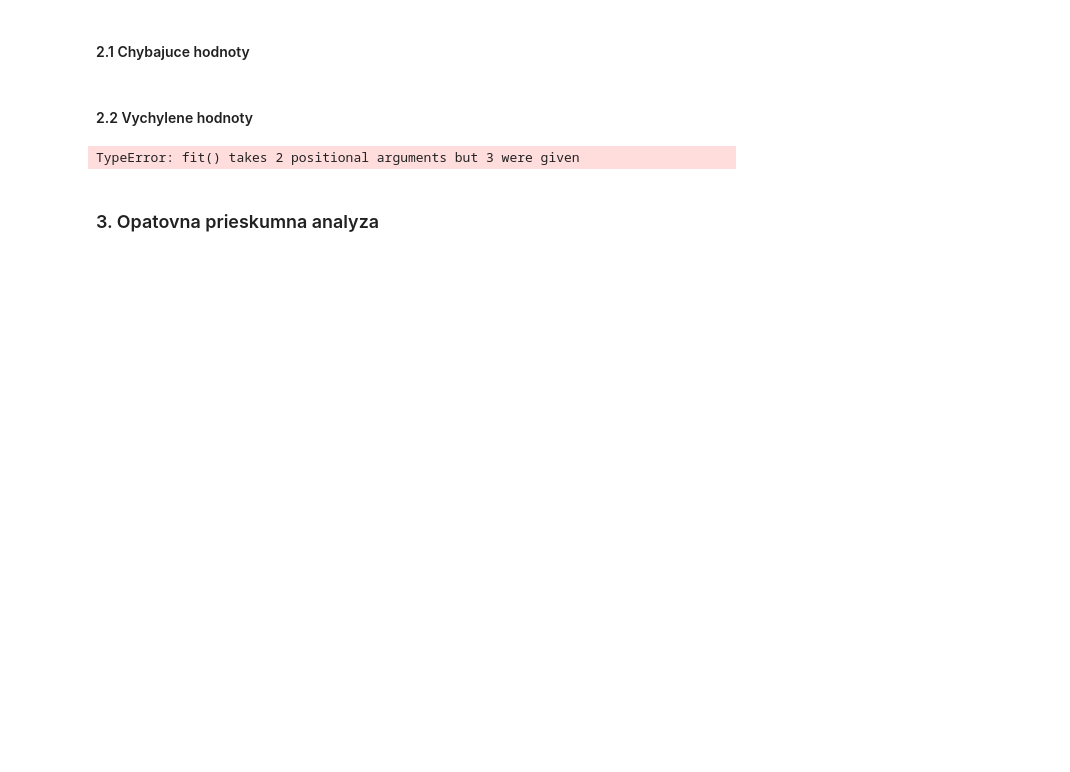
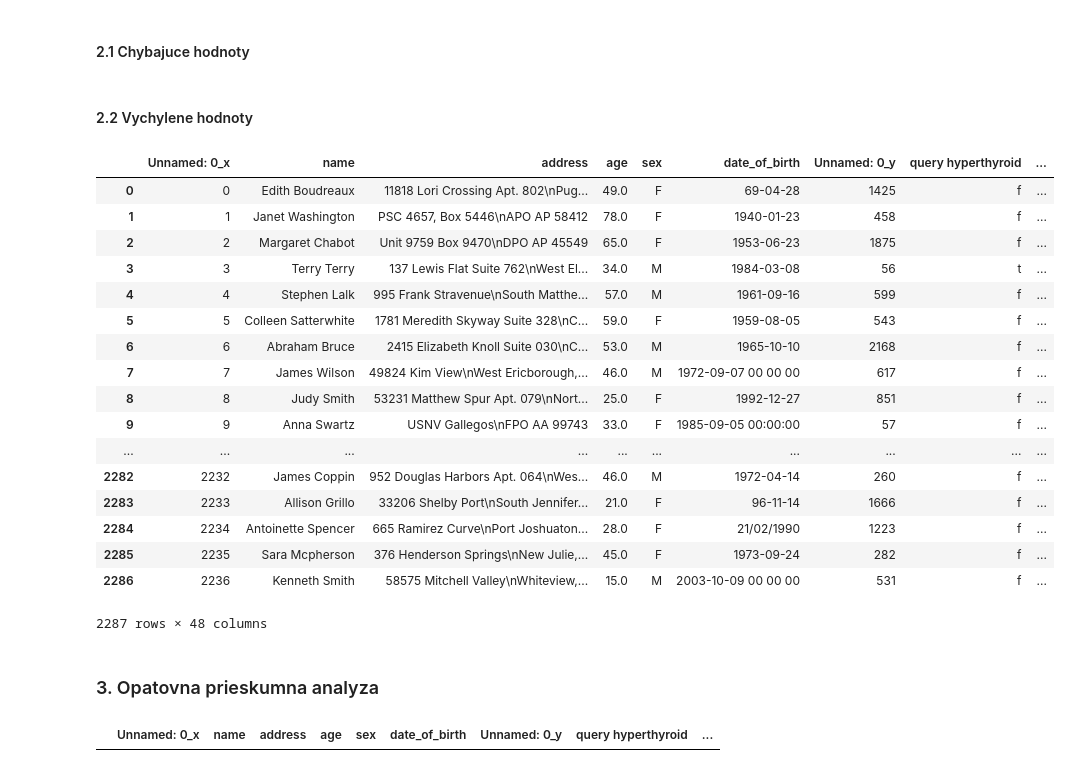
Before and after one commit to Pomichal/pr1_IAU, a Jupyter notebook: Preprocessing.ipynb, the cells around one changed output. Drawn from its saved outputs; the diff is of its cells as text; code cells hidden in the pictures; blank space fills up the shorter version.

```diff
--- a/Preprocessing.ipynb
+++ b/Preprocessing.ipynb
@@ -63,0 +126,3 @@ def mergeData(df1,df2,columns):
+# %%
+result_train = deduplicate(result_train,columns = ['name','address'])
+result_train.shape
@@ -70,17 +167,18 @@ class Extraction(TransformerMixin):
     def __init__(self,column):
         self.column = column
 
-    def fit(self,df):
+    def fit(self,df,y=None):
         return self
 
-    def transform(self,df,):
-        for index,row in enumerate(df[self.column]):
+    def transform(self,df):
+        df_copy = df.copy()
+        for index,row in enumerate(df_copy[self.column]):
             if not pd.isna(row):
                 d = json.loads(row.replace("'", "\""))
                 for key,val in d.items():
-                    df.loc[index,key] = val
+                    df_copy.loc[index,key] = val
 
-        return df
+        return df_copy
 # %% [markdown]
 #### Oprava stlpcov s true, false hodnotami
 # %%
@@ -90,11 +188,12 @@ class StringReplacer(TransformerMixin):
         self.source = source
         self.target = target
 
-    def fit(self,df):
+    def fit(self,df,y=None):
         return self
 
-    def transform(self,df,):
+    def transform(self,df):
+        df_copy = df.copy()
         for col in self.columns:
-            sample = df[col].str.contains(self.source, na=False, regex=False)
-            df.loc[sample, col] = self.target
-        return df
+            sample = df_copy[col].str.contains(self.source, na=False, regex=False)
+            df_copy.loc[sample, col] = self.target
+        return df_copy
@@ -105,18 +294,40 @@ class StringReplacer(TransformerMixin):
 # %%
 true_false_cols = ['on antithyroid medication','query hyperthyroid','FTI measured',
                    'lithium','tumor','sick','TT4 measured','goitre','hypopituitary',
-                   'TBG measured']
+                   'TBG measured','TSH measured', 'T3 measured', 'on thyroxine',
+                   'query on thyroxine', 'psych', 'I131 treatment', 'query hypothyroid',
+                   'T4U measured', 'thyroid surgery', 'pregnant']
 
 ppl = Pipeline([
-    ('ExtraxtMedicalInfo',Extraction('medical_info')),
-    ('ReplaceFalseCorrect',StringReplacer(true_false_cols,'f','f')),
-    ('ReplaceTrueCorrect',StringReplacer(true_false_cols,'t','t'))
+     ('ExtraxtMedicalInfo',Extraction('medical_info')),
+     ('ReplaceFalseCorrect',StringReplacer(true_false_cols,'f','f')),
+     ('ReplaceTrueCorrect',StringReplacer(true_false_cols,'t','t')),
+     ('')
 
 ])
 
 model =ppl.fit(result_train)
 X_train = ppl.transform(result_train)
-# %% [output]
-TypeError: fit() takes 2 positional arguments but 3 were given
+# %%
+X_train
+# %% [output]
+|  | Unnamed: 0_x | name | address | age | sex | date_of_birth | Unnamed: 0_y | query hyperthyroid | ... |
+| 0 | 0 | Edith Boudreaux | 11818 Lori Crossing Apt. 802\nPug... | 49.0 | F | 69-04-28 | 1425 | f | ... |
+| 1 | 1 | Janet Washington | PSC 4657, Box 5446\nAPO AP 58412 | 78.0 | F | 1940-01-23 | 458 | f | ... |
+| 2 | 2 | Margaret Chabot | Unit 9759 Box 9470\nDPO AP 45549 | 65.0 | F | 1953-06-23 | 1875 | f | ... |
+| 3 | 3 | Terry Terry | 137 Lewis Flat Suite 762\nWest El... | 34.0 | M | 1984-03-08 | 56 | t | ... |
+| 4 | 4 | Stephen Lalk | 995 Frank Stravenue\nSouth Matthe... | 57.0 | M | 1961-09-16 | 599 | f | ... |
+| 5 | 5 | Colleen Satterwhite | 1781 Meredith Skyway Suite 328\nC... | 59.0 | F | 1959-08-05 | 543 | f | ... |
+| 6 | 6 | Abraham Bruce | 2415 Elizabeth Knoll Suite 030\nC... | 53.0 | M | 1965-10-10 | 2168 | f | ... |
+| 7 | 7 | James Wilson | 49824 Kim View\nWest Ericborough,... | 46.0 | M | 1972-09-07 00 00 00 | 617 | f | ... |
+| 8 | 8 | Judy Smith | 53231 Matthew Spur Apt. 079\nNort... | 25.0 | F | 1992-12-27 | 851 | f | ... |
+| 9 | 9 | Anna Swartz | USNV Gallegos\nFPO AA 99743 | 33.0 | F | 1985-09-05 00:00:00 | 57 | f | ... |
+| ... | ... | ... | ... | ... | ... | ... | ... | ... | ... |
+| 2282 | 2232 | James Coppin | 952 Douglas Harbors Apt. 064\nWes... | 46.0 | M | 1972-04-14 | 260 | f | ... |
+| 2283 | 2233 | Allison Grillo | 33206 Shelby Port\nSouth Jennifer... | 21.0 | F | 96-11-14 | 1666 | f | ... |
+| 2284 | 2234 | Antoinette Spencer | 665 Ramirez Curve\nPort Joshuaton... | 28.0 | F | 21/02/1990 | 1223 | f | ... |
+| 2285 | 2235 | Sara Mcpherson | 376 Henderson Springs\nNew Julie,... | 45.0 | F | 1973-09-24 | 282 | f | ... |
+| 2286 | 2236 | Kenneth Smith | 58575 Mitchell Valley\nWhiteview,... | 15.0 | M | 2003-10-09 00 00 00 | 531 | f | ... |
+2287 rows × 48 columns
 # %% [markdown]
 ### 3. Opatovna prieskumna analyza
@@ -122,0 +337,4 @@ TypeError: fit() takes 2 positional arguments but 3 were given
+# %%
+x[x['age'] > 300]
+# %% [output]
+|  | Unnamed: 0_x | name | address | age | sex | date_of_birth | Unnamed: 0_y | query hyperthyroid | ... |
```
Also changed, not shown: parts of 24 cells of this notebook.
